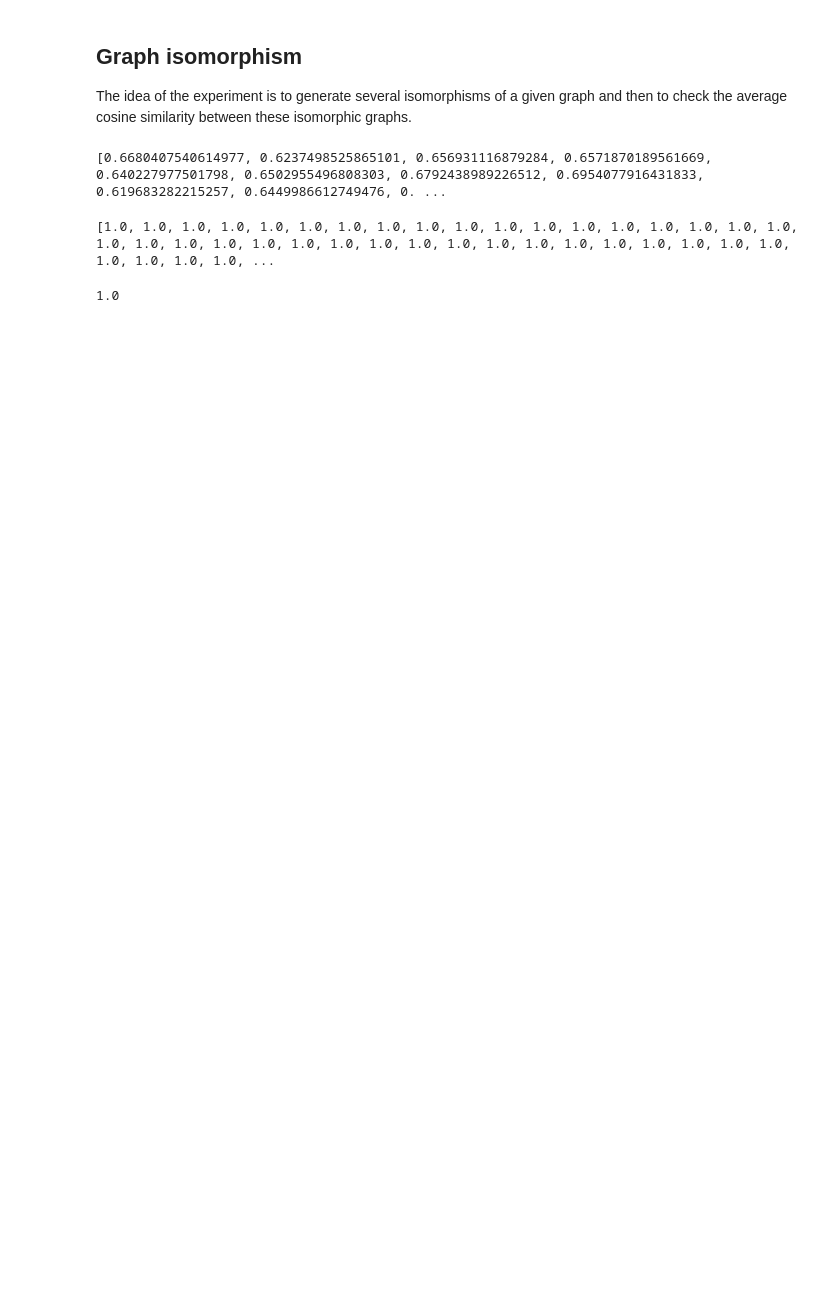
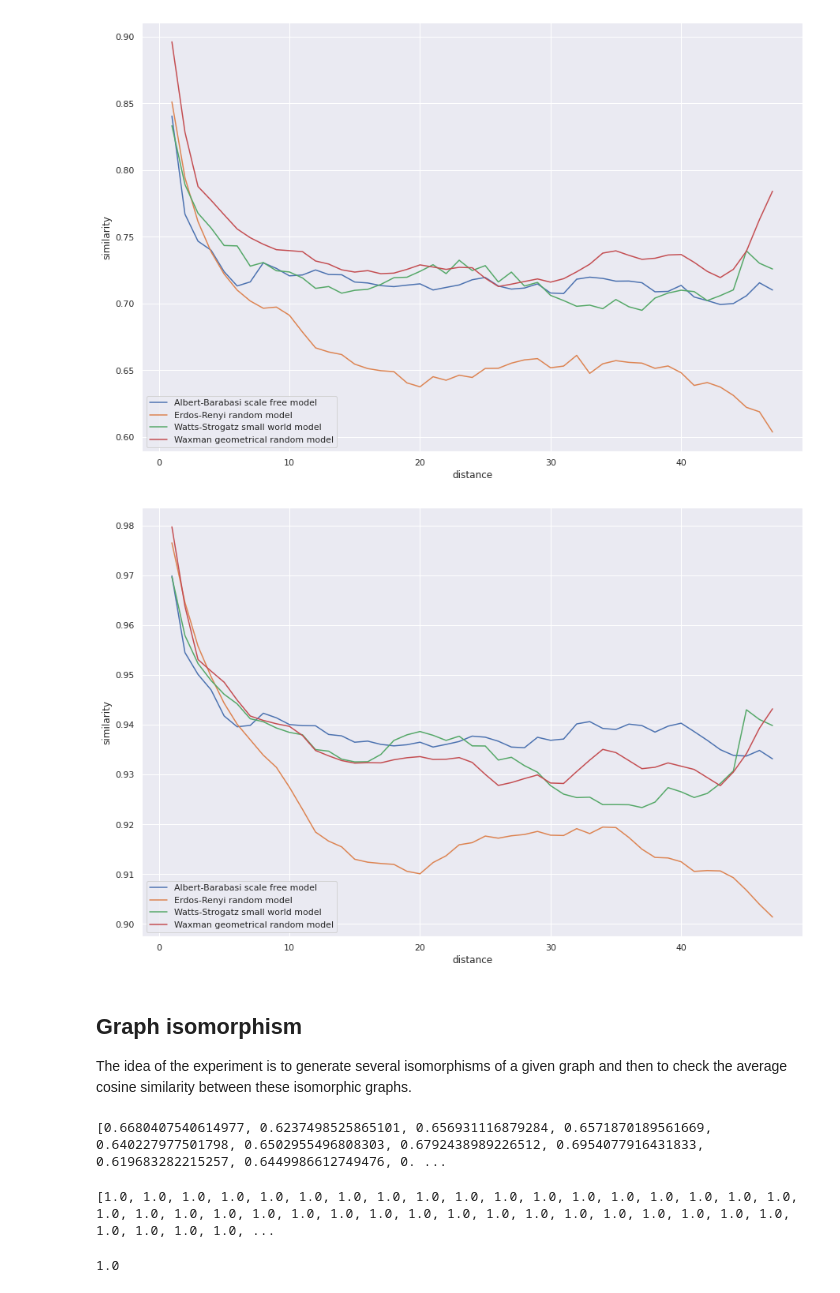
Before and after one commit to megaduks/hbam, a Jupyter notebook: hbam_experiments.ipynb, the cells around one changed output. Saved outputs shown, nothing was run; the diff lists cells and outputs as text; code cells hidden in the pictures; blank space fills up the shorter version.

```diff
--- a/hbam_experiments.ipynb
+++ b/hbam_experiments.ipynb
@@ -128,3 +115,18 @@ df_g.describe()
+# %%
+for weight in ['linear', 'exponential']:
+    idx = (df.modification.isna()) & (df.weight == weight) & (df.distance < 48)
+    df_g = df[idx].groupby(by=['distance', 'family']).mean().reset_index()
+
+    filename = f"fig-random-action-{weight}-n{NUM_NODES}.png"
+
+    sns.set(rc={'figure.figsize':(15,10)})
+    plot = sns.lineplot(x=df_g.distance, y=df_g.similarity, hue=df_g.family, legend=False)
+    plt.legend(loc='lower left', labels=[TITLE['barabasi'], TITLE['erdos'], TITLE['watts'], TITLE['waxman']])
+    plt.show(plot)
+    plot.figure.savefig(filename)
+# %% [output]
+[figure, added]
+[figure, added]
 # %% [markdown]
 ## Graph isomorphism
 
```
Also changed, not shown: parts of 5 cells of this notebook, 7 other files.
